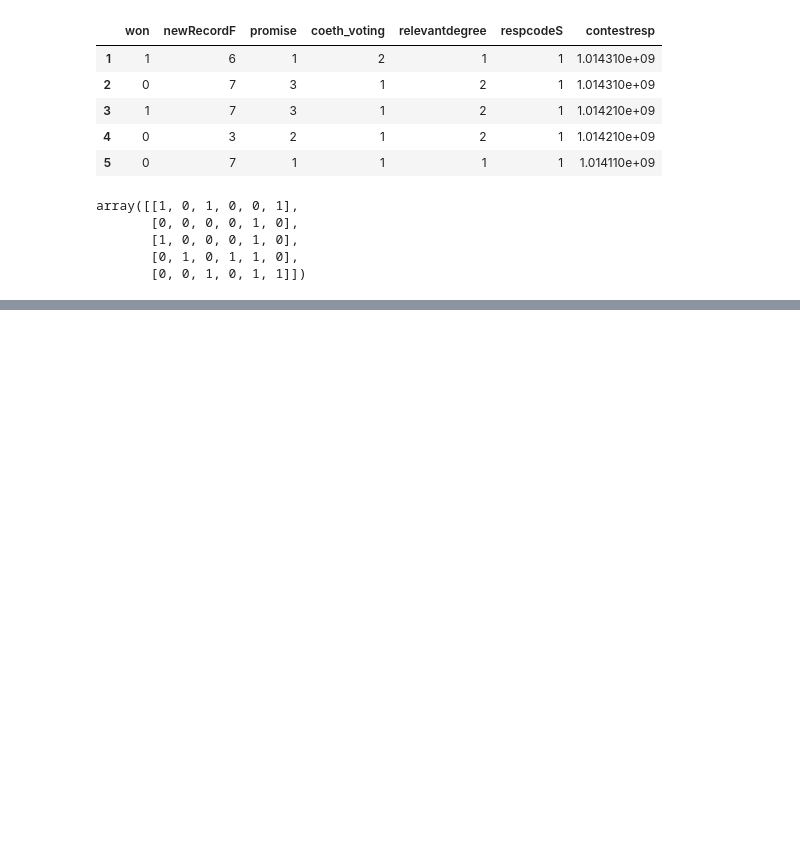
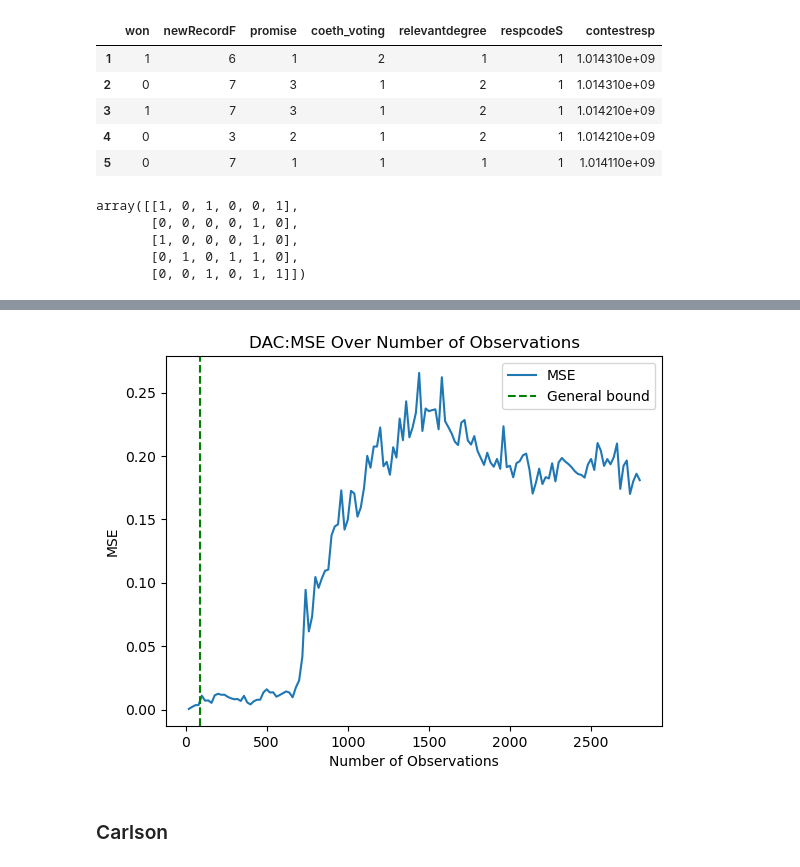
Before and after one commit to qc2321/causal-factorial, a Jupyter notebook: lasso_factorial_selection/real_world.ipynb, the cells around one changed output, grey strips where cells are left out. Cells and saved outputs as stored; diff of their text form; code cells hidden in the pictures; blank space fills up the shorter version.

```diff
--- a/lasso_factorial_selection/real_world.ipynb
+++ b/lasso_factorial_selection/real_world.ipynb
@@ -288,0 +298,36 @@ plt.show()
+# %%
+num_treatments = dac.shape[1] - 1
+num_coeffs = 2 ** num_treatments
+general_bound = dac_sparsity * np.log(num_coeffs)
+# %%
+num_obs = np.arange(20, dac.shape[0], 20)
+mse_over_num_obs = []
+
+for n in num_obs:
+    fm = FactorialModel(
+        n=n,
+        k=num_treatments,
+        degree=num_treatments,
+        contrast_coding=True,
+        beta_seed=0,
+    )
+
+    fm.convert_and_split_data(dac[:n, 1:], dac[:n, 0], is_dummy_coded=True, seed=None)
+    fm.fit_lasso()
+    fm.predict()
+    fm.compute_mse()
+    mse_over_num_obs.append(fm.mse)
+# %%
+# Plot MSE over number of observations
+plt.figure()
+plt.plot(num_obs, mse_over_num_obs, label="MSE")
+plt.axvline(general_bound, color="green", linestyle="--", label="General bound")
+plt.xlabel("Number of Observations")
+plt.ylabel("MSE")
+plt.title("DAC: MSE Over Number of Observations")
+plt.legend()
+plt.show()
+# %% [output]
+[figure, added]
+# %% [markdown]
+### Carlson
```
Also changed, not shown: parts of 22 cells of this notebook, 1 other file.
